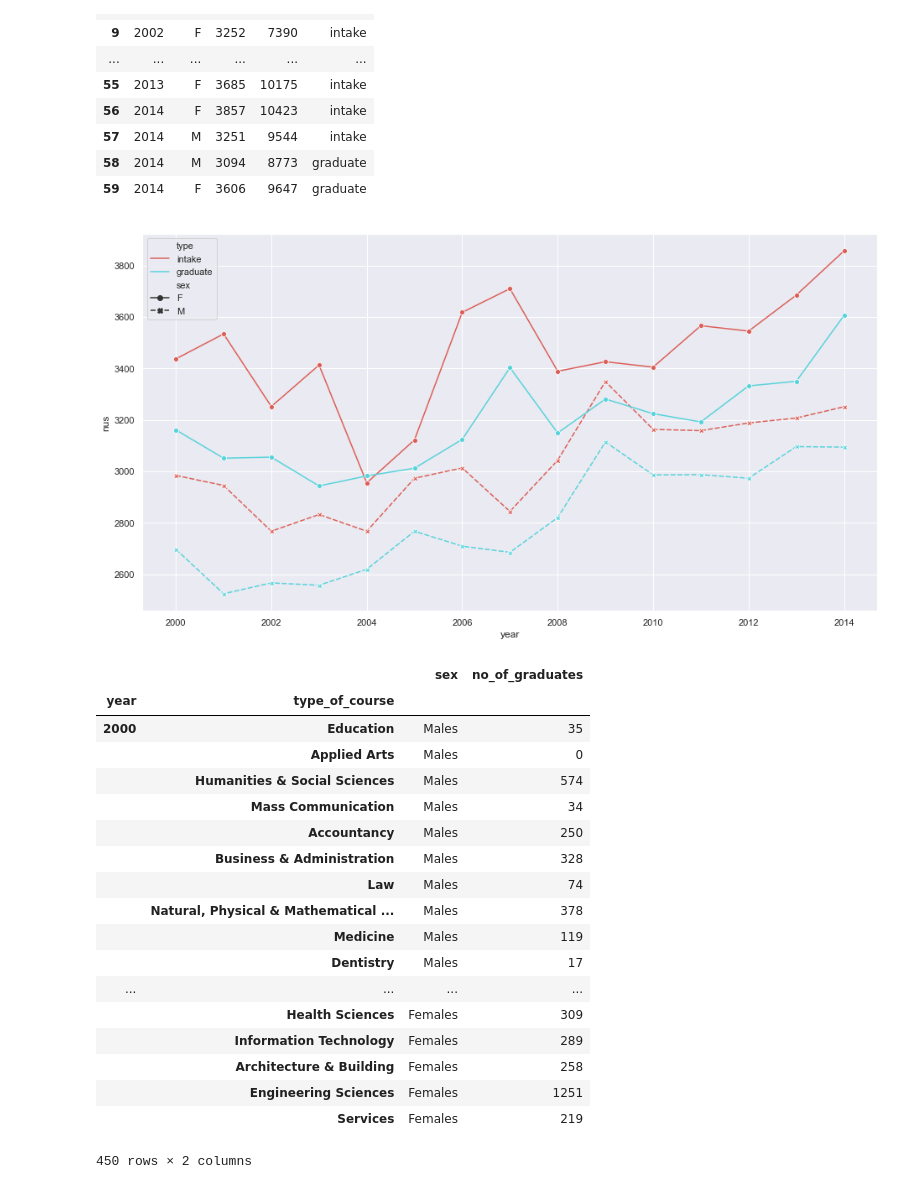
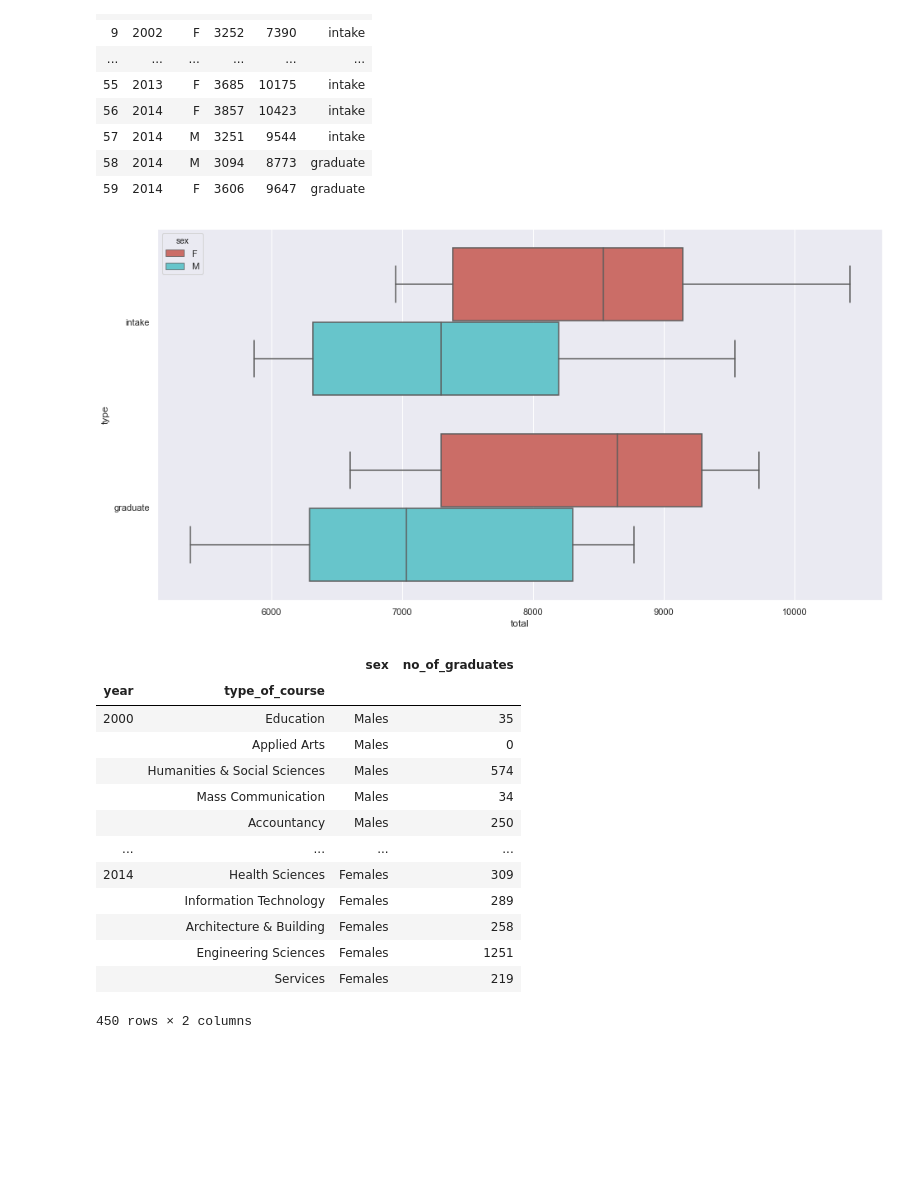
Before and after one commit to jurgen-tan-git/PDS-Assignments, a Jupyter notebook: Assignment 2/Scripts/Graphing/NUS.ipynb, the cells around one changed output. Saved outputs shown, nothing was run; the diff lists cells and outputs as text; code cells hidden in the pictures; blank space fills up the shorter version.

```diff
--- a/Assignment 2/Scripts/Graphing/NUS.ipynb
+++ b/Assignment 2/Scripts/Graphing/NUS.ipynb
@@ -4,7 +4,7 @@ import numpy as np
 import seaborn as sns
 import matplotlib.pyplot as plt
 
-merged = pd.read_csv(r"C:\Users\jurge\Desktop\School Related\PDS-Assignment-1\Assignment 2\After Cleansing\Merged.csv")
+merged = pd.read_csv(r"C:\Users\Jurgen\Desktop\PDS-Assignment-1\Assignment 2\After Cleansing\Merged.csv")
 merged = merged[merged.year >= 2000]
 merged
 # %% [output]
@@ -84,15 +74,15 @@ intake_grad
 | 59 | 2014 | F | 3606 | 9647 | graduate |
 # %%
 #Look at the past events in the 14 years
-ax = sns.lineplot(x="year", y="nus", hue = "type", style="sex", markers = True, palette = "hls", data=intake_grad)
+ax = sns.boxplot(x="total", y="type", hue = "sex", palette = "hls", data=intake_grad)
 # %% [output]
-[figure, old version]
+[figure, new version]
 # %%
 # employment = pd.read_csv(r"C:\Users\jurge\Desktop\School Related\PDS-Assignment-1\Assignment 2\Raw Data\graduate-employment-survey-ntu-nus-sit-smu-sutd.csv")
 # employment = employment[employment.university == "National University of Singapore"]
 # employment
 # %%
-firstgrad = pd.read_csv(r"C:\Users\jurge\Desktop\School Related\PDS-Assignment-1\Assignment 2\Raw Data\graduates-from-university-first-degree-courses-by-type-of-course.csv",
+firstgrad = pd.read_csv(r"C:\Users\Jurgen\Desktop\PDS-Assignment-1\Assignment 2\Raw Data\graduates-from-university-first-degree-courses-by-type-of-course.csv",
                        na_values = "na")
 firstgrad = firstgrad[firstgrad.year >= 2000].reset_index(drop = True).set_index(["year", "type_of_course"])
 # firstgrad = firstgrad[firstgrad.type_of_course.isin(["Engineering Sciences",
@@ -108,13 +98,8 @@ firstgrad
 |  | Humanities & Social Sciences | Males | 574 |
 |  | Mass Communication | Males | 34 |
 |  | Accountancy | Males | 250 |
-|  | Business & Administration | Males | 328 |
-|  | Law | Males | 74 |
-|  | Natural, Physical & Mathematical ... | Males | 378 |
-|  | Medicine | Males | 119 |
-|  | Dentistry | Males | 17 |
 | ... | ... | ... | ... |
-|  | Health Sciences | Females | 309 |
+| 2014 | Health Sciences | Females | 309 |
 |  | Information Technology | Females | 289 |
 |  | Architecture & Building | Females | 258 |
 |  | Engineering Sciences | Females | 1251 |
```
Also changed, not shown: parts of 7 cells of this notebook.
